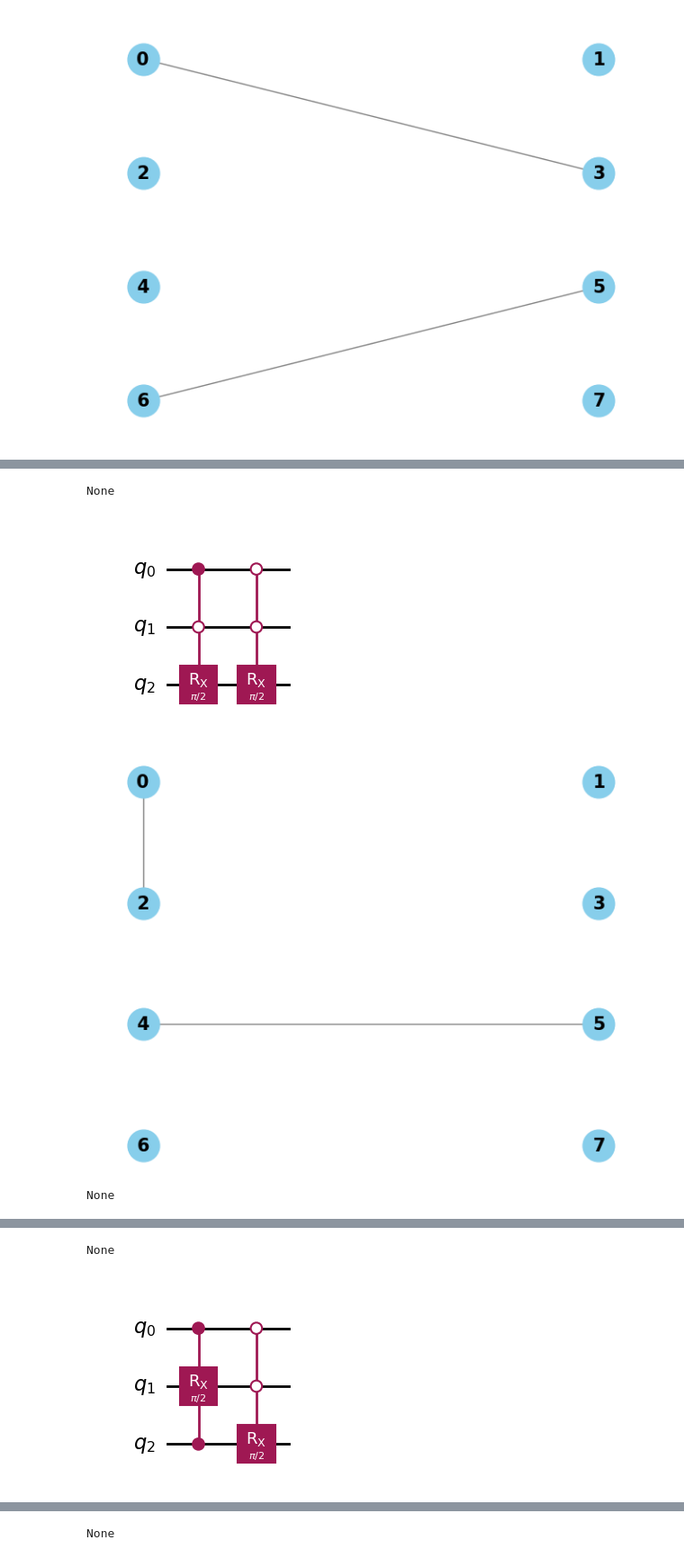
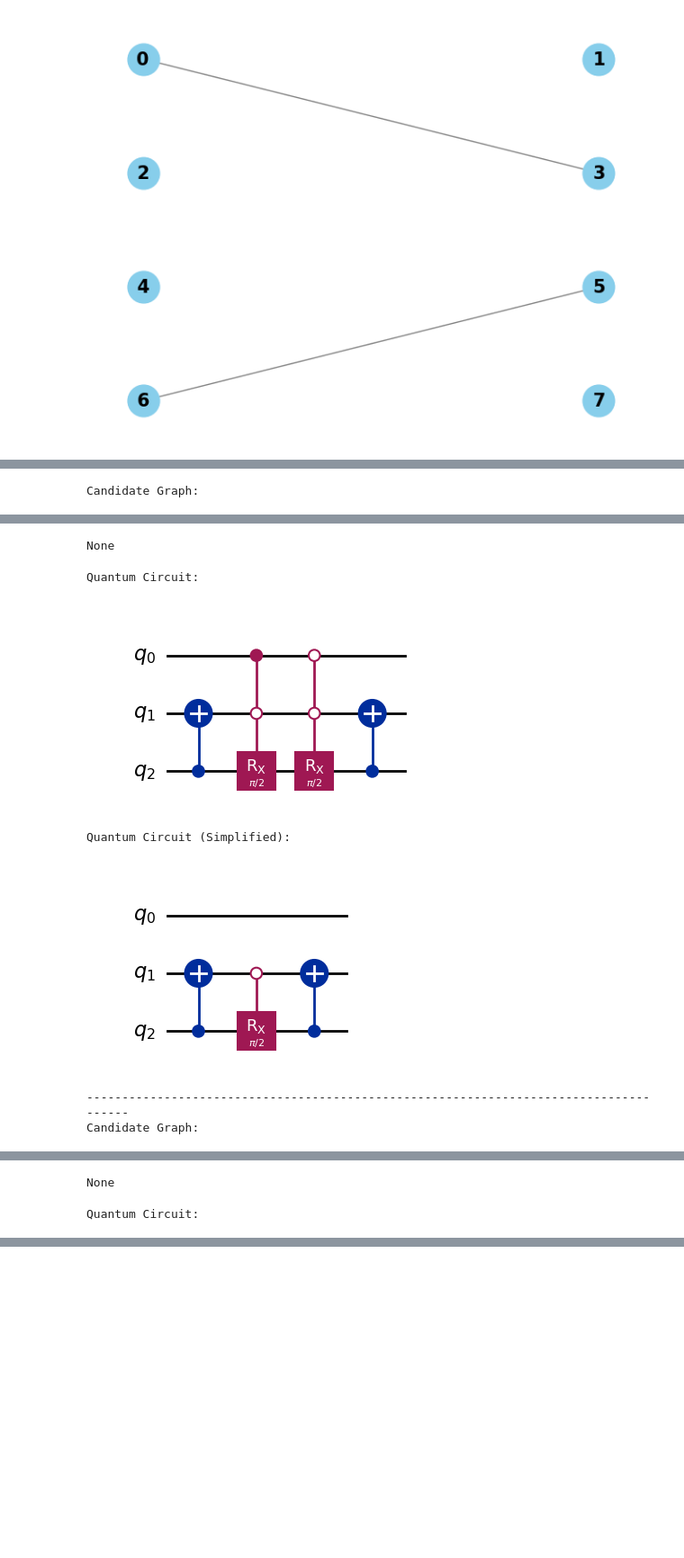
Before and after one commit to Mostafa-Atallah2020/ctqw-matching-decomp, a Jupyter notebook: examples/Expressions for Graphs.ipynb, the cells around one changed output, grey strips where cells are left out. Shown at 90% size. Saved outputs shown, nothing was run; the diff lists cells and outputs as text; code cells hidden in the pictures; blank space fills up the shorter version.

Commit message:
Generate possible circuit for a diagonal edge graph example

```diff
--- a/examples/Expressions for Graphs.ipynb
+++ b/examples/Expressions for Graphs.ipynb
@@ -87,4 +71,0 @@ from src.misc import get_cyclic_connections
-# %%
-edge = ('00000', '01101')
-e = Edge(edge)
-e.type
@@ -151,10 +87,40 @@ Edges with Hamming distance > 1: {('101', '110'), ('000', '011')}
 # %%
 for e in G.candidates:
+    cnots_lists = []
+    for t in e.targets:
+        cnots = get_cyclic_connections(G.connections, t)
+        for cx in cnots:
+            if cx not in cnots_lists:
+                cnots_lists.append(cx)
+
+    circ = QuantumCircuit(e.n_qubits)
+    for t in cnots_lists:
+        circ.cx(*t)
+    circ.append(e.get_qc(), range(e.n_qubits))
+    for t in reversed(cnots_lists):
+        circ.cx(*t)
+
+    circ_simplified = QuantumCircuit(e.n_qubits)
+    for t in cnots_lists:
+        circ_simplified.cx(*t)
+    circ_simplified.append(e.get_qc(simplified=True), range(e.n_qubits))
+    for t in reversed(cnots_lists):
+        circ_simplified.cx(*t)
+
+    print('Candidate Graph:')
     display(e.draw())
-    display(e.get_qc().draw('mpl'))
+    print('Quantum Circuit:')
+    display(circ.decompose().draw('mpl'))
+    print('Quantum Circuit (Simplified):')
+    display(circ_simplified.decompose().draw('mpl'))
+    print('--------------------------------------------------------------------------------------')
 # %% [output]
+Candidate Graph:
 [figure]
-None
+None
+Quantum Circuit:
-[figure, old version]
+[figure, new version]
+Quantum Circuit (Simplified):
-[figure, old version]
+[figure, new version]
-None
+--------------------------------------------------------------------------------------
+Candidate Graph:
@@ -161,0 +128,2 @@ None
+None
+Quantum Circuit:
@@ -163,2 +130,0 @@ None
-None
-[figure, removed]
@@ -166 +130,0 @@ None
-None
```
Also changed, not shown: parts of 10 cells of this notebook.
